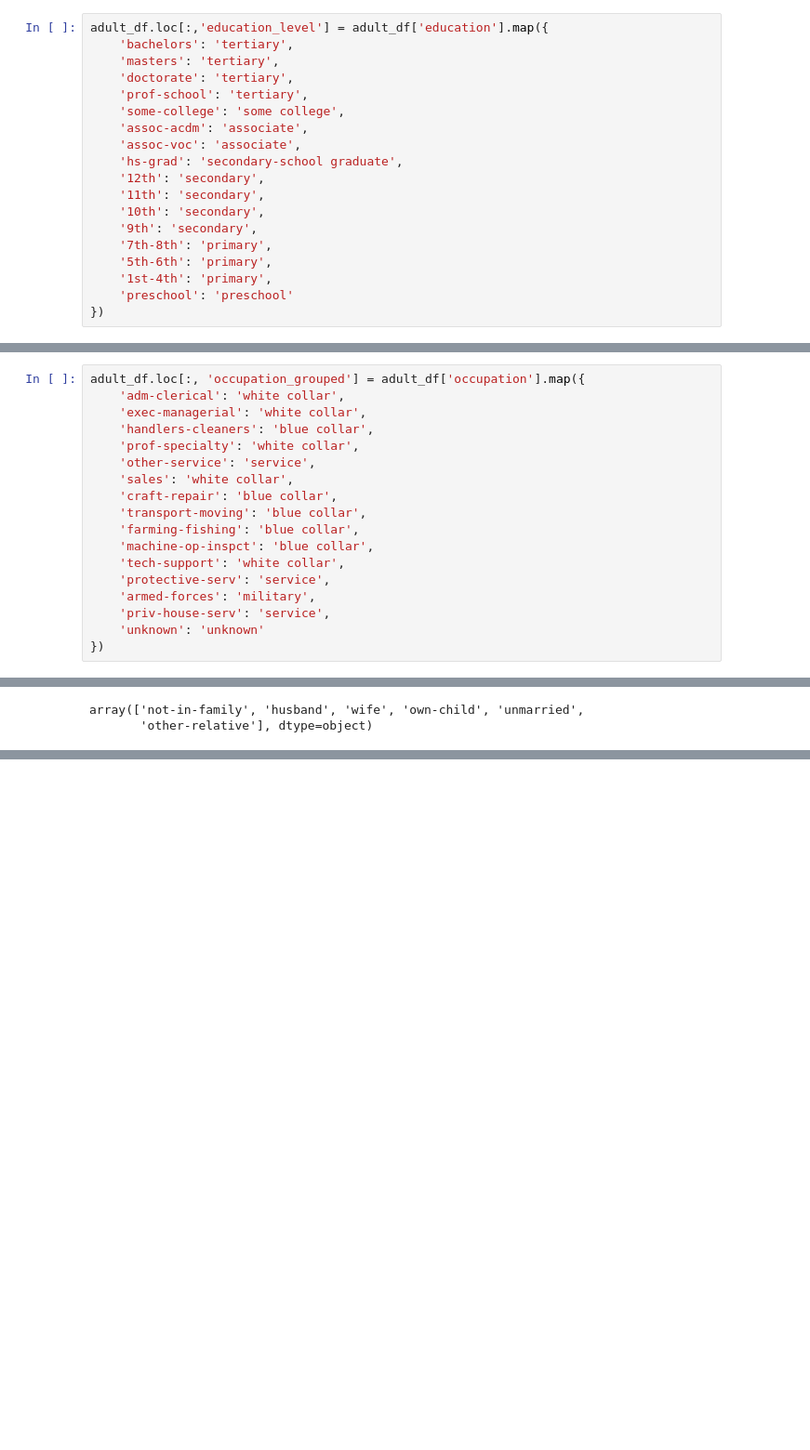
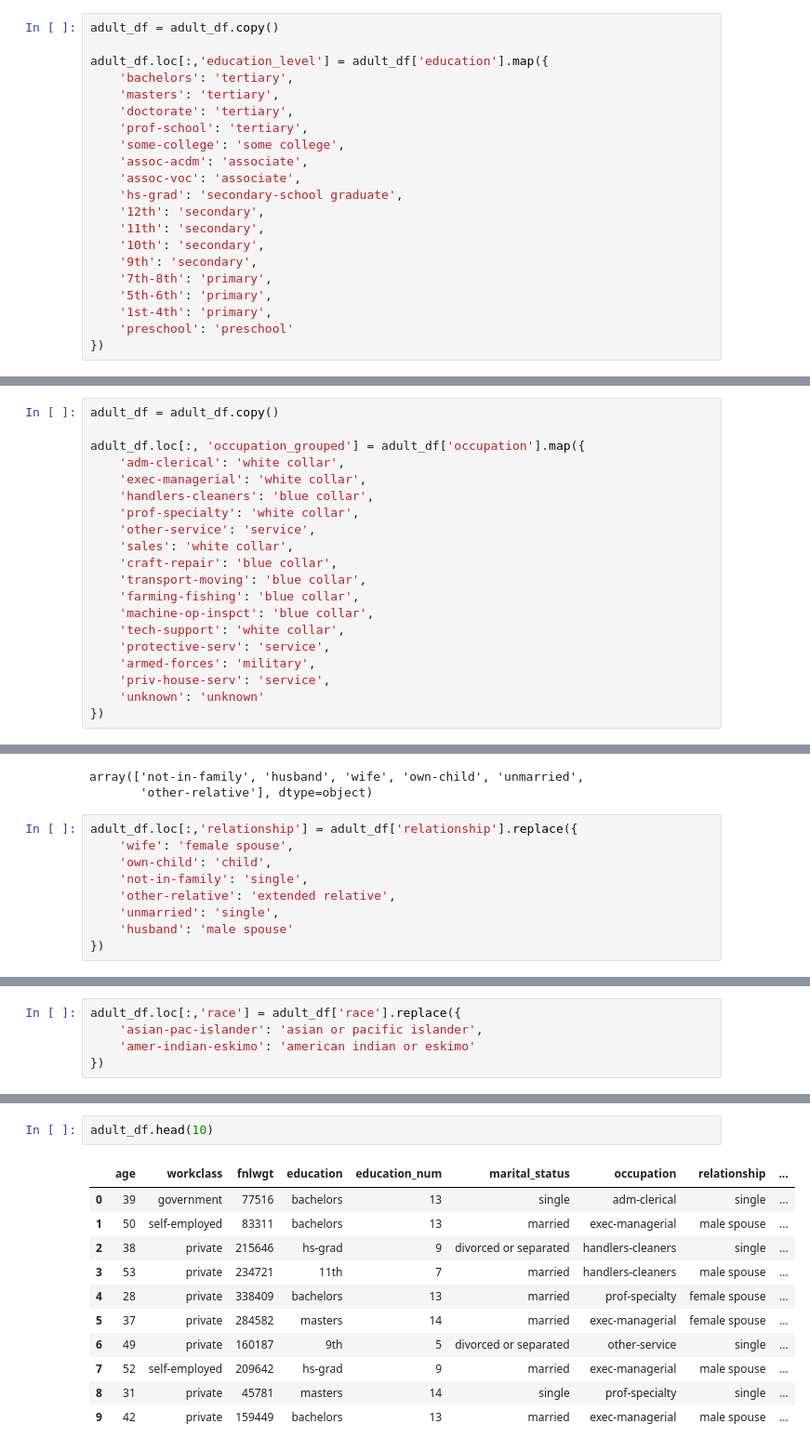
Before and after one commit to Mobsceh/adult_income, a Jupyter notebook: notebooks/data_cleaning.ipynb, the cells around one changed output, grey strips where cells are left out. Shown at 93% size. Cells and saved outputs as stored; diff of their text form; blank space fills up the shorter version.

```diff
--- a/notebooks/data_cleaning.ipynb
+++ b/notebooks/data_cleaning.ipynb
@@ -314,6 +314,8 @@ array(['bachelors', 'hs-grad', '11th', 'masters', '9th', 'some-college',
        'assoc-acdm', 'assoc-voc', '7th-8th', 'doctorate', 'prof-school',
        '5th-6th', '10th', '1st-4th', 'preschool', '12th'], dtype=object)
 # %%
+adult_df = adult_df.copy()
+
 adult_df.loc[:,'education_level'] = adult_df['education'].map({
     'bachelors': 'tertiary',
     'masters': 'tertiary',
@@ -384,6 +380,8 @@ array(['adm-clerical', 'exec-managerial', 'handlers-cleaners',
        'tech-support', 'unknown', 'protective-serv', 'armed-forces',
        'priv-house-serv'], dtype=object)
 # %%
+adult_df = adult_df.copy()
+
 adult_df.loc[:, 'occupation_grouped'] = adult_df['occupation'].map({
     'adm-clerical': 'white collar',
     'exec-managerial': 'white collar',
@@ -419,3 +411,12 @@ adult_df['relationship'].unique()
 # %% [output]
 array(['not-in-family', 'husband', 'wife', 'own-child', 'unmarried',
        'other-relative'], dtype=object)
+# %%
+adult_df.loc[:,'relationship'] = adult_df['relationship'].replace({
+    'wife': 'female spouse',
+    'own-child': 'child',
+    'not-in-family': 'single',
+    'other-relative': 'extended relative',
+    'unmarried': 'single',
+    'husband': 'male spouse'
+})
@@ -421,0 +435,5 @@ array(['not-in-family', 'husband', 'wife', 'own-child', 'unmarried',
+# %%
+adult_df.loc[:,'race'] = adult_df['race'].replace({
+    'asian-pac-islander': 'asian or pacific islander',
+    'amer-indian-eskimo': 'american indian or eskimo'
+})
@@ -421,0 +521,14 @@ array(['not-in-family', 'husband', 'wife', 'own-child', 'unmarried',
+# %%
+adult_df.head(10)
+# %% [output]
+|  | age | workclass | fnlwgt | education | education_num | marital_status | occupation | relationship | ... |
+| 0 | 39 | government | 77516 | bachelors | 13 | single | adm-clerical | single | ... |
+| 1 | 50 | self-employed | 83311 | bachelors | 13 | married | exec-managerial | male spouse | ... |
+| 2 | 38 | private | 215646 | hs-grad | 9 | divorced or separated | handlers-cleaners | single | ... |
+| 3 | 53 | private | 234721 | 11th | 7 | married | handlers-cleaners | male spouse | ... |
+| 4 | 28 | private | 338409 | bachelors | 13 | married | prof-specialty | female spouse | ... |
+| 5 | 37 | private | 284582 | masters | 14 | married | exec-managerial | female spouse | ... |
+| 6 | 49 | private | 160187 | 9th | 5 | divorced or separated | other-service | single | ... |
+| 7 | 52 | self-employed | 209642 | hs-grad | 9 | married | exec-managerial | male spouse | ... |
+| 8 | 31 | private | 45781 | masters | 14 | single | prof-specialty | single | ... |
+| 9 | 42 | private | 159449 | bachelors | 13 | married | exec-managerial | male spouse | ... |
```
Also changed, not shown: parts of 10 cells of this notebook.
